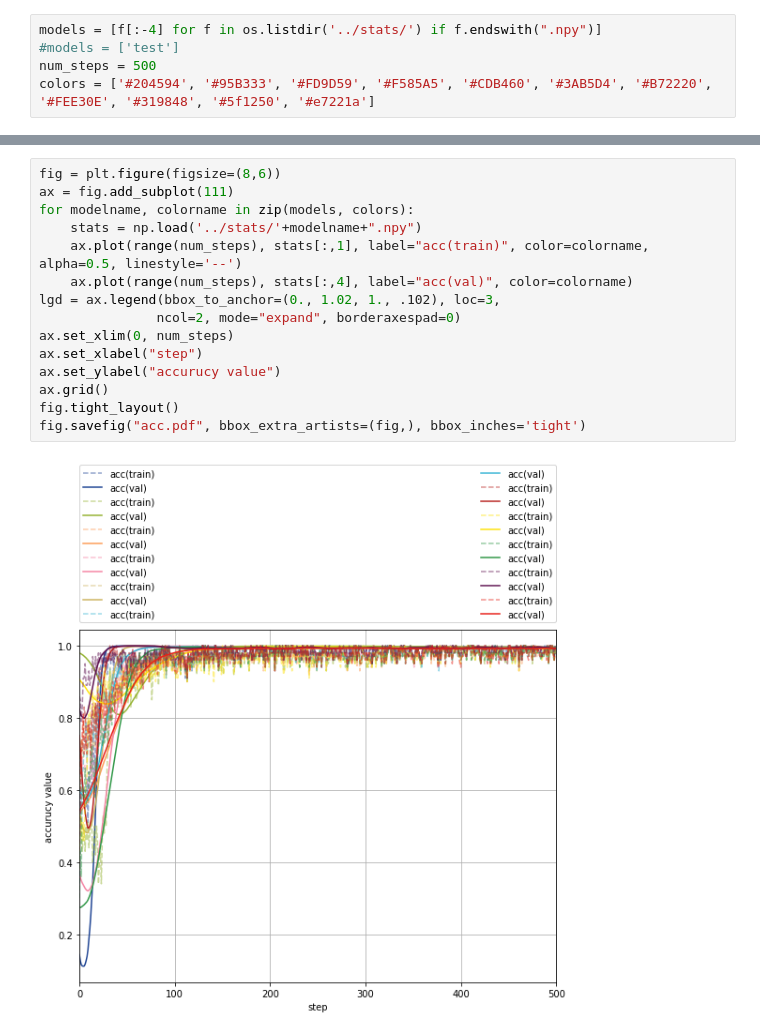
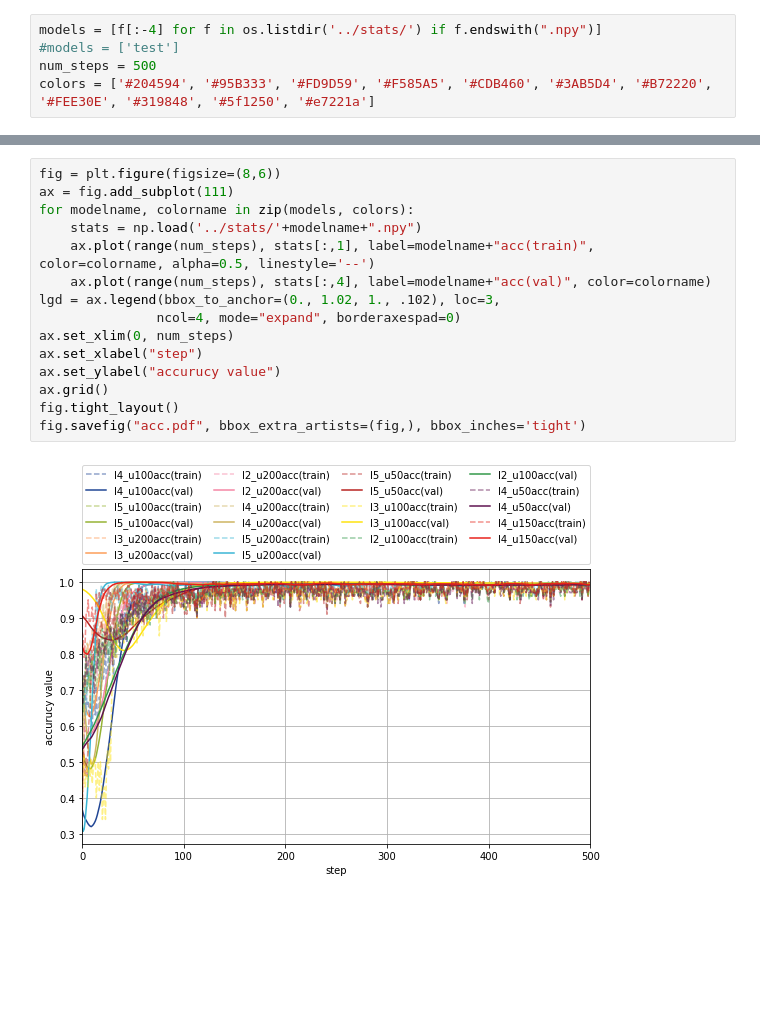
Before and after one commit to mgxnzhu/mlpproject, a Jupyter notebook: notebooks/Plot.ipynb, the cells around one changed output, grey strips where cells are left out. Saved outputs shown, nothing was run; the diff lists cells and outputs as text; blank space fills up the shorter version.

```diff
--- a/notebooks/Plot.ipynb
+++ b/notebooks/Plot.ipynb
@@ -28,20 +28,20 @@ fig.savefig("loss.pdf", bbox_extra_artists=(fig,), bbox_inches='tight')
 # %%
 fig = plt.figure(figsize=(8,6))
 ax = fig.add_subplot(111)
 for modelname, colorname in zip(models, colors):
     stats = np.load('../stats/'+modelname+".npy")
-    ax.plot(range(num_steps), stats[:,1], label="acc(train)", color=colorname, alpha=0.5, linestyle='--')
-    ax.plot(range(num_steps), stats[:,4], label="acc(val)", color=colorname)
+    ax.plot(range(num_steps), stats[:,1], label=modelname+"acc(train)", color=colorname, alpha=0.5, linestyle='--')
+    ax.plot(range(num_steps), stats[:,4], label=modelname+"acc(val)", color=colorname)
 lgd = ax.legend(bbox_to_anchor=(0., 1.02, 1., .102), loc=3,
-               ncol=2, mode="expand", borderaxespad=0)
+               ncol=4, mode="expand", borderaxespad=0)
 ax.set_xlim(0, num_steps)
 ax.set_xlabel("step")
 ax.set_ylabel("accurucy value")
 ax.grid()
 fig.tight_layout()
 fig.savefig("acc.pdf", bbox_extra_artists=(fig,), bbox_inches='tight')
 # %% [output]
-[figure, old version]
+[figure, new version]
 # %%
 fig = plt.figure(figsize=(8,6))
 ax = fig.add_subplot(111)
```
Also changed, not shown: parts of 5 cells of this notebook, 4 other files.
